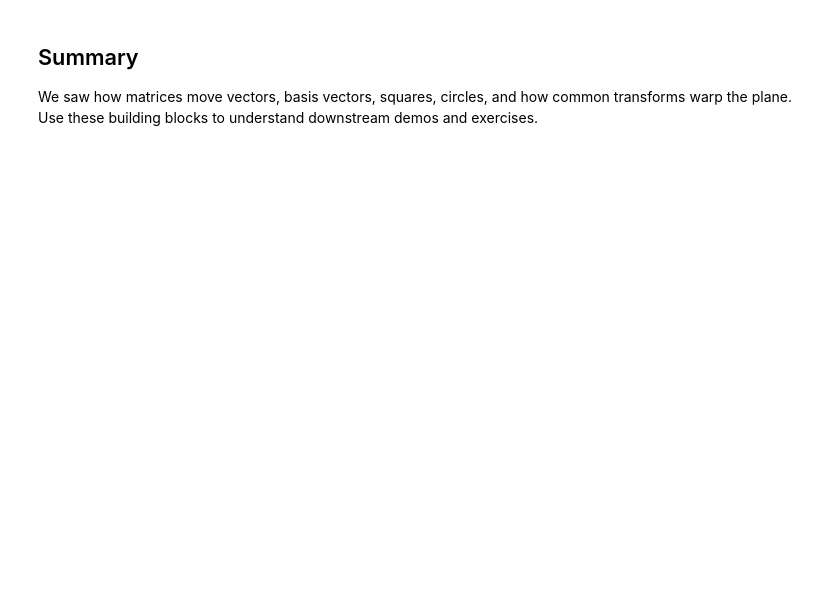
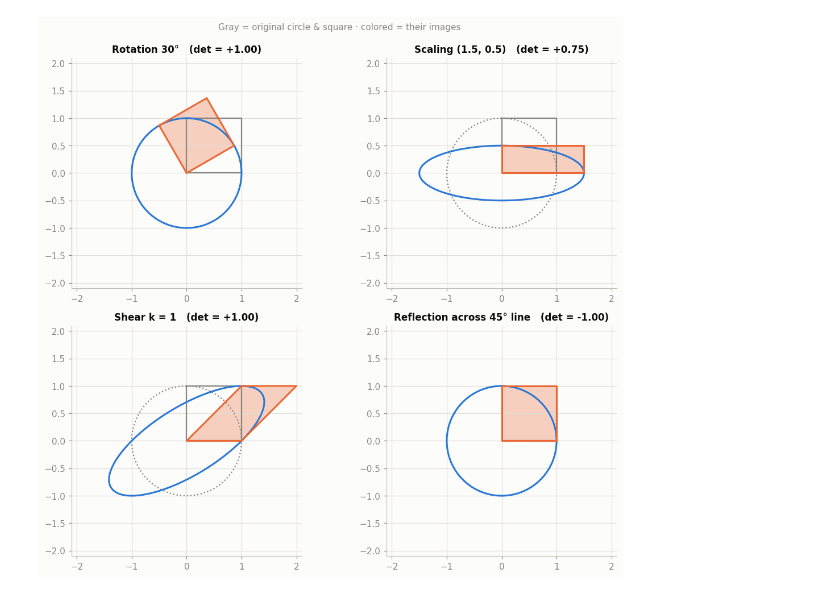
Before and after one commit to DiogoRibeiro7/linear-algebra-with-python, a Jupyter notebook: notebooks/02_matrices_and_linear_maps.ipynb, the cells around one changed output. Cells and saved outputs as stored; diff of their text form; code cells hidden in the pictures; blank space fills up the shorter version.

```diff
--- a/notebooks/02_matrices_and_linear_maps.ipynb
+++ b/notebooks/02_matrices_and_linear_maps.ipynb
@@ -81,0 +88,15 @@ Rotation, scaling, shear, and reflection each reshape the unit circle in charact
+# %%
+from linalg_utils.matrices import (
+    criar_identidade, criar_diagonal, criar_triangular_superior,
+    criar_simetrica, classificar_matriz, dimensao,
+)
+
+I3 = criar_identidade(3)
+D = criar_diagonal([2.0, -1.0, 3.0])
+U = criar_triangular_superior([[1, 2, 3], [4, 5, 6], [7, 8, 9]])
+S = criar_simetrica(3, seed=42)
+
+for name, M in [("identity I₃", I3), ("diagonal D", D),
+                ("upper-triangular U", U), ("random symmetric S", S)]:
+    print(f"{name}  {dimensao(M)} → {classificar_matriz(M)}")
+    print(M, end="\n\n")
@@ -82,35 +287,42 @@ Rotation, scaling, shear, and reflection each reshape the unit circle in charact
 # %%
 def rotation(theta):
-    return np.array([[np.cos(theta), -np.sin(theta)], [np.sin(theta), np.cos(theta)]])
+    return np.array([[np.cos(theta), -np.sin(theta)],
+                     [np.sin(theta),  np.cos(theta)]])
 
 def scaling(sx, sy):
-    return np.diag([sx, sy])
+    return np.diag([float(sx), float(sy)])
 
 def shear(k):
-    return np.array([[1, k], [0, 1]])
+    return np.array([[1.0, float(k)], [0.0, 1.0]])
 
 def reflection(theta):
+    """Reflection across the line at angle `theta` through the origin."""
     R = rotation(theta)
-    return R @ np.diag([1, -1]) @ R.T
+    return R @ np.diag([1.0, -1.0]) @ R.T
 
 examples = [
-    ('Rotation (30°)', rotation(np.pi / 6)),
-    ('Anisotropic scaling', scaling(1.5, 0.5)),
-    ('Shear (k=1)', shear(1)),
-    ('Reflection (45°)', reflection(np.pi / 4)),
+    ("Rotation 30°", rotation(np.pi / 6)),
+    ("Scaling (1.5, 0.5)", scaling(1.5, 0.5)),
+    ("Shear k = 1", shear(1.0)),
+    ("Reflection across 45° line", reflection(np.pi / 4)),
 ]
-fig, axes = plt.subplots(2, 2, figsize=(10, 8))
-circle = unit_circle()
+
+fig, axes = plt.subplots(2, 2, figsize=(10.5, 9))
 for ax, (title, M) in zip(axes.ravel(), examples):
-    transformed = (M @ circle.T).T
-    ax.plot(circle[:, 0], circle[:, 1], color='tab:gray', label='unit circle')
-    ax.plot(transformed[:, 0], transformed[:, 1], color='tab:cyan', label='transformed')
-    ax.set_aspect('equal')
-    ax.set_title(title)
-    ax.grid(True)
-    ax.legend()
-fig.tight_layout()
-fig.savefig('assets/figures/nb02_examples_rotation_scaling_shear_reflection.png')
+    ax.plot(circle[:, 0], circle[:, 1], color=MUTED, ls=":", lw=1.5)
+    ax.plot(square[:, 0], square[:, 1], color=MUTED, lw=1.5)
+    mc = apply_linear_map(M, circle)
+    ms = apply_linear_map(M, square)
+    ax.plot(mc[:, 0], mc[:, 1], color=PALETTE[0], lw=2)
+    ax.fill(ms[:, 0], ms[:, 1], color=PALETTE[1], alpha=0.30)
+    ax.plot(ms[:, 0], ms[:, 1], color=PALETTE[1], lw=2)
+    ax.set_xlim(-2.1, 2.1)
+    ax.set_ylim(-2.1, 2.1)
+    ax.set_aspect("equal")
+    ax.set_title(f"{title}   (det = {np.linalg.det(M):+.2f})", fontsize=11)
+fig.suptitle("Gray = original circle & square · colored = their images", y=0.99,
+             fontsize=10, color=MUTED)
+plt.tight_layout()
+plt.show()
+# %% [output]
+[figure, added]
-# %% [markdown]
-## Summary
-We saw how matrices move vectors, basis vectors, squares, circles, and how common transforms warp the plane. Use these building blocks to understand downstream demos and exercises.
```
Also changed, not shown: parts of 28 cells of this notebook, 7 other files.
